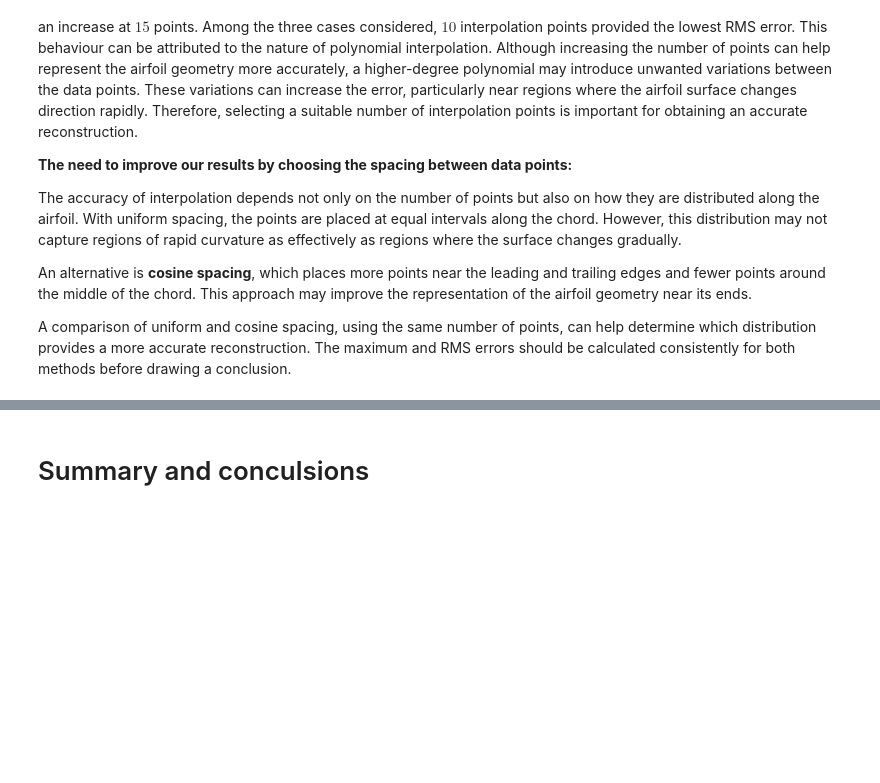
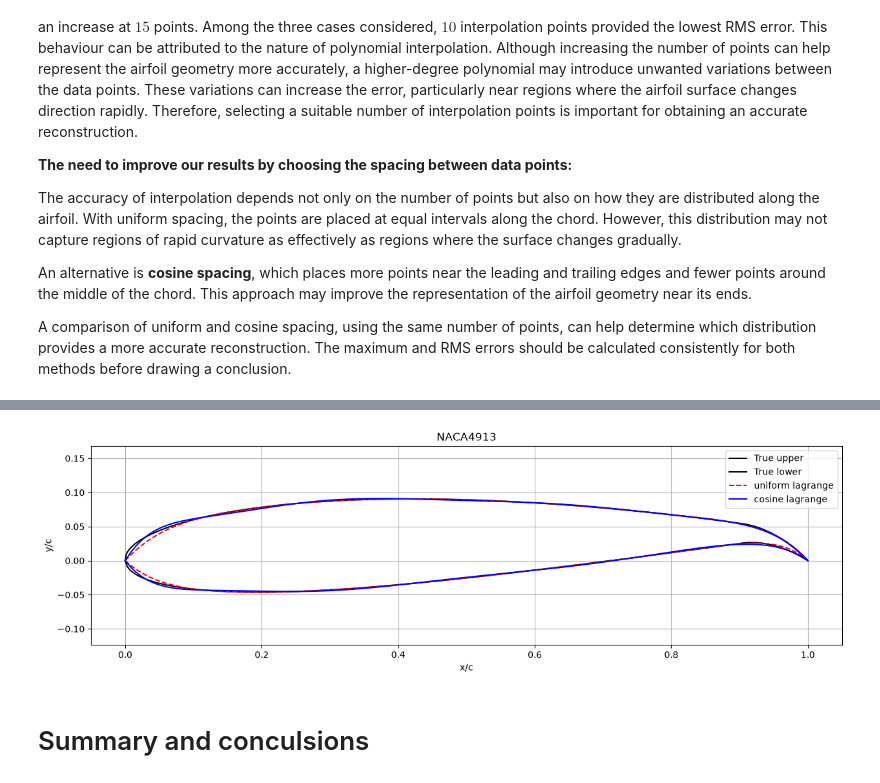
Before and after one commit to Aathi2165/AE801_2026, a Jupyter notebook: interpolation/SC26M006 ANCHAL BHUPAL Interpolation.ipynb, the cells around one changed output, grey strips where cells are left out. Cells and saved outputs as stored; diff of their text form; code cells hidden in the pictures; blank space fills up the shorter version.

```diff
--- a/interpolation/SC26M006 ANCHAL BHUPAL Interpolation.ipynb
+++ b/interpolation/SC26M006 ANCHAL BHUPAL Interpolation.ipynb
@@ -435,23 +469,51 @@ NameError: name 'max_error_cosine' is not defined
 # %%
 #Airfoil comparison --- true vs uniform Lagrange vs cosine Lagrange
 
-N = [5, 10, 15]
+N_plot = 10
+x_fine = np.linspace(0,1,500)
+
+idx_u = np.round(np.linspace(0,len(xu)-1, N_plot)).astype(int)
+xu_data = xu[idx_u]
+yu_data = yu[idx_u]
+
+idx_l = np.round(np.linspace(0,len(xl)-1, N_plot)).astype(int)
+xl_data = xl[idx_l]
+yl_data = yl[idx_l]
+
+yu_uniform = np.array([Lagrng(xu_data, yu_data, N_plot, xx) for xx in x_fine])
+yl_uniform = np.array([Lagrng(xl_data, yl_data, N_plot, xx) for xx in x_fine])
+
+beta= np.linspace(0, np.pi, N_plot)
+x_cos = 0.5*(1-np.cos(beta))
+idx_u_cos = np.array([np.argmin(np.abs(xu-xx)) for xx in x_cos])
+xu_cos_data = xu[idx_u_cos]
+yu_cos_data = yu[idx_u_cos]
+idx_l_cos = np.array([np.argmin(np.abs(xl-xx)) for xx in x_cos])
+xl_cos_data = xl[idx_l_cos]
+yl_cos_data = yl[idx_l_cos]
+
+yu_cosine= np.array([Lagrng(xu_cos_data, yu_cos_data, N_plot, xx) for xx in x_fine])
+yl_cosine = np.array([Lagrng(xl_cos_data, yl_cos_data, N_plot, xx) for xx in x_fine])
+
+
 plt.figure(figsize=(15,4))
-plt.plot(xu, yu, 'k', label='True upper')
-plt.plot(xl,yl, 'k', label= 'True lower')
+plt.plot(xu, yu, 'k-', label='True upper')
+plt.plot(xl, yl, 'k-', label= 'True lower')
 plt.plot(x_fine, yu_uniform, 'r--', label = 'uniform lagrange')
 plt.plot(x_fine, yl_uniform, 'r--')
 plt.plot(x_fine, yu_cosine, 'b-', label = 'cosine lagrange')
 plt.plot(x_fine,yl_cosine, 'b-')
 
 plt.axis('equal')
 plt.grid(True)
 plt.xlabel('x/c')
 plt.ylabel('y/c')
 plt.title(f'NACA{airfoil_name}')
 
-plt.legend
+plt.legend()
 plt.show()
+# %% [output]
+[figure, added]
 # %% [markdown]
 # Summary and conculsions
 # %% [markdown]
```
Also changed, not shown: parts of 5 cells of this notebook.
